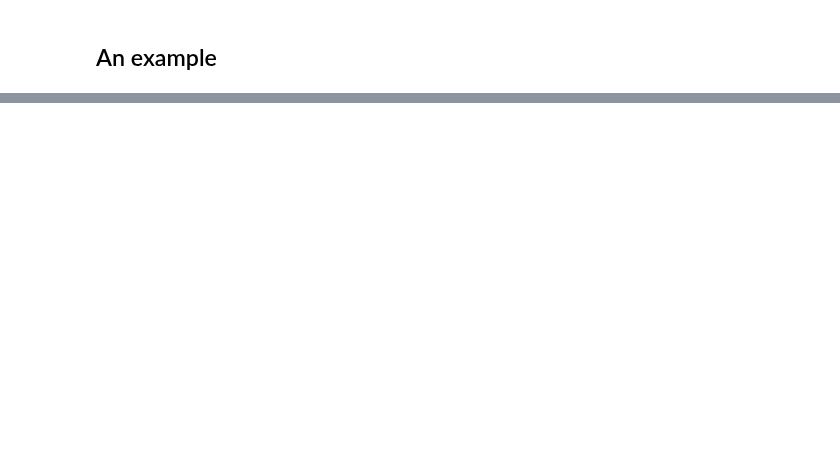
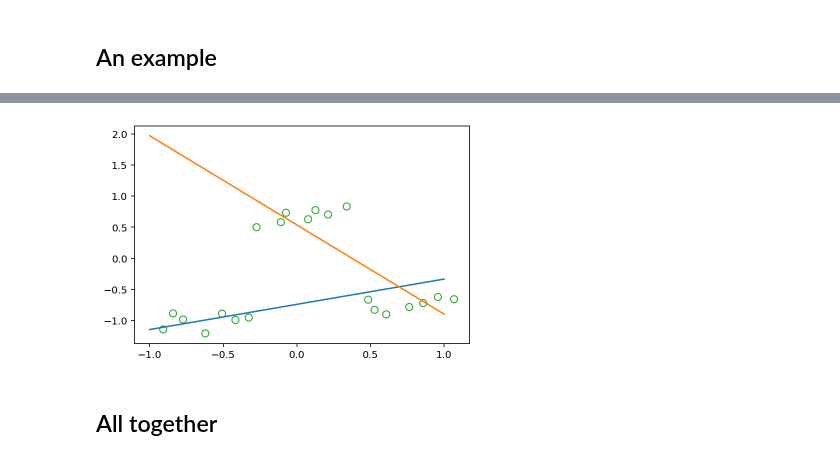
Before and after one commit to gerdm/prml, a Jupyter notebook: chapter14/cmm-linear-regression.ipynb, the cells around one changed output, grey strips where cells are left out. Drawn from its saved outputs; the diff is of its cells as text; code cells hidden in the pictures; blank space fills up the shorter version.

```diff
--- a/chapter14/cmm-linear-regression.ipynb
+++ b/chapter14/cmm-linear-regression.ipynb
@@ -56,0 +98,5 @@ z[:, 1] = z[:, 1]- z[:, 0]
+# %%
+# mu_values
+mus_em = np.einsum("nm,mk->nk", phi, w_em)
+N_vals = norm(loc=mus_em, scale=1/beta_em).pdf(t[:, None])
+gamma_nk = N_vals / N_vals.sum(axis=1, keepdims=True)
@@ -56,0 +124,8 @@ z[:, 1] = z[:, 1]- z[:, 0]
+# %%
+t_plot = np.einsum("nm,mk->nk", phi_plot, w_em)
+plt.scatter(xrange, t, facecolors="none", edgecolors="tab:green", s=50)
+plt.plot(xplot, t_plot);
+# %% [output]
+[figure, added]
+# %% [markdown]
+## All together
```
Also changed, not shown: parts of 17 cells of this notebook.
